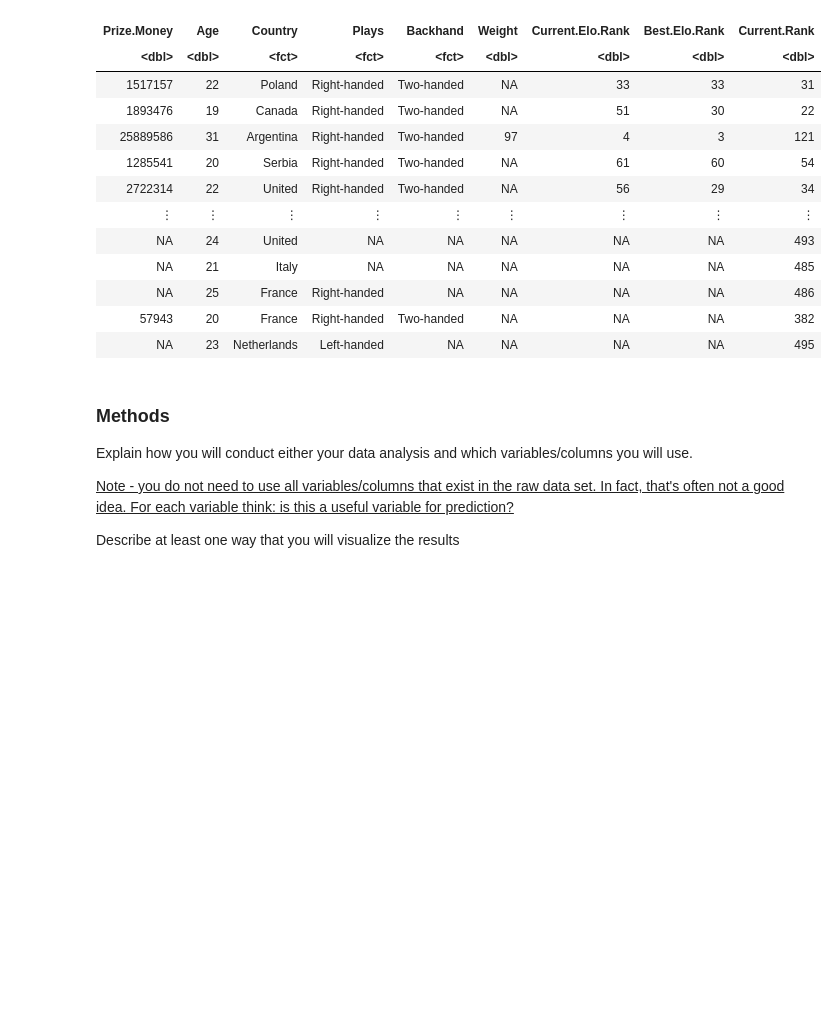
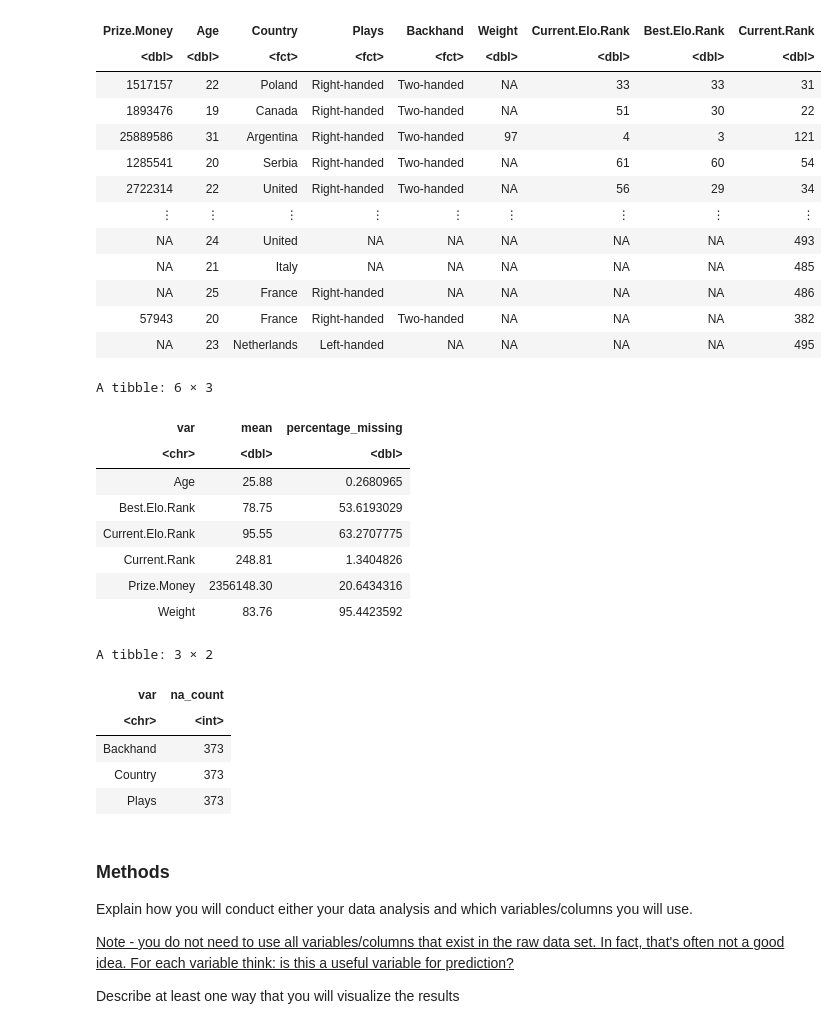
Before and after one commit to tarauboviccc/DSCI100_105_group_project, a Jupyter notebook: group_project_proposal.ipynb, the cells around one changed output. Drawn from its saved outputs; the diff is of its cells as text; code cells hidden in the pictures; blank space fills up the shorter version.

Commit message:
add some observation of the train data set

```diff
--- a/group_project_proposal.ipynb
+++ b/group_project_proposal.ipynb
@@ -123,6 +123,41 @@ A tibble: 373 × 9
 | NA | 25 | France | Right-handed | NA | NA | NA | NA | 486 |
 | 57943 | 20 | France | Right-handed | Two-handed | NA | NA | NA | 382 |
 | NA | 23 | Netherlands | Left-handed | NA | NA | NA | NA | 495 |
+# %%
+observation_num <- tennis_train |>
+                select(where(is.numeric)) |>
+                pivot_longer(everything(), names_to = "var", values_to = "val") |>
+                filter(!is.na(val)) |>
+                group_by(var) |>
+                summarise(count = n(), mean = mean(val, na.rm = TRUE)) |>
+                mutate(mean = round(mean, digits = 2), percentage_missing = (1- count/373)*100) |>
+                select(-count)
+observation_num
+
+observation_factor <- tennis_train |>
+                    select(where(is.factor)) |>
+                    pivot_longer(everything(), names_to = "var", values_to = "val") |>
+                    filter(is.na(val)) |>
+                    group_by(var) |>
+                    summarise(na_count = n())
+
+observation_factor
+# %% [output]
+A tibble: 6 × 3
+| var | mean | percentage_missing |
+| <chr> | <dbl> | <dbl> |
+| Age | 25.88 | 0.2680965 |
+| Best.Elo.Rank | 78.75 | 53.6193029 |
+| Current.Elo.Rank | 95.55 | 63.2707775 |
+| Current.Rank | 248.81 | 1.3404826 |
+| Prize.Money | 2356148.30 | 20.6434316 |
+| Weight | 83.76 | 95.4423592 |
+A tibble: 3 × 2
+| var | na_count |
+| <chr> | <int> |
+| Backhand | 373 |
+| Country | 373 |
+| Plays | 373 |
 # %% [markdown]
 ### Methods
 Explain how you will conduct either your data analysis and which variables/columns you will use.
```
